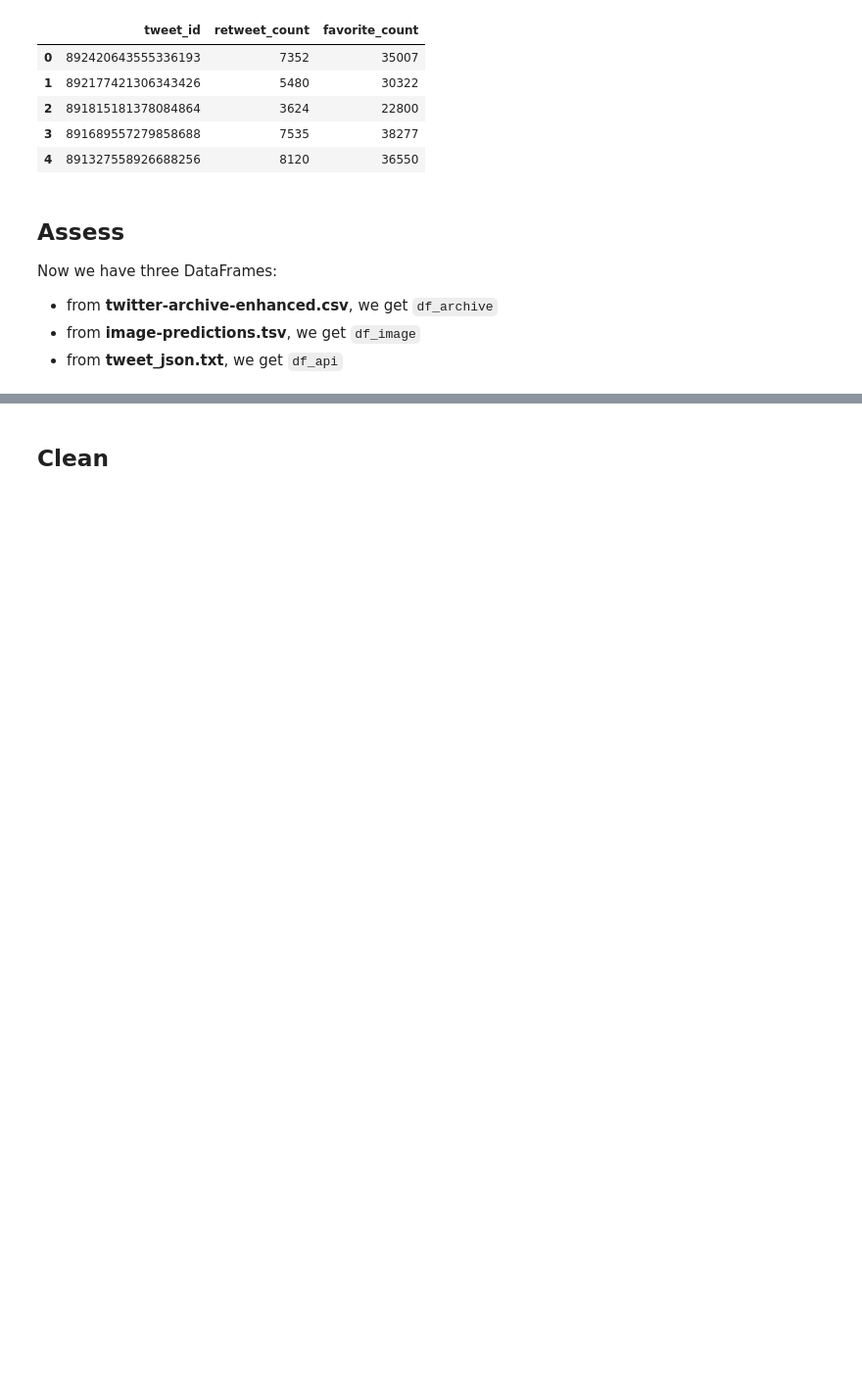
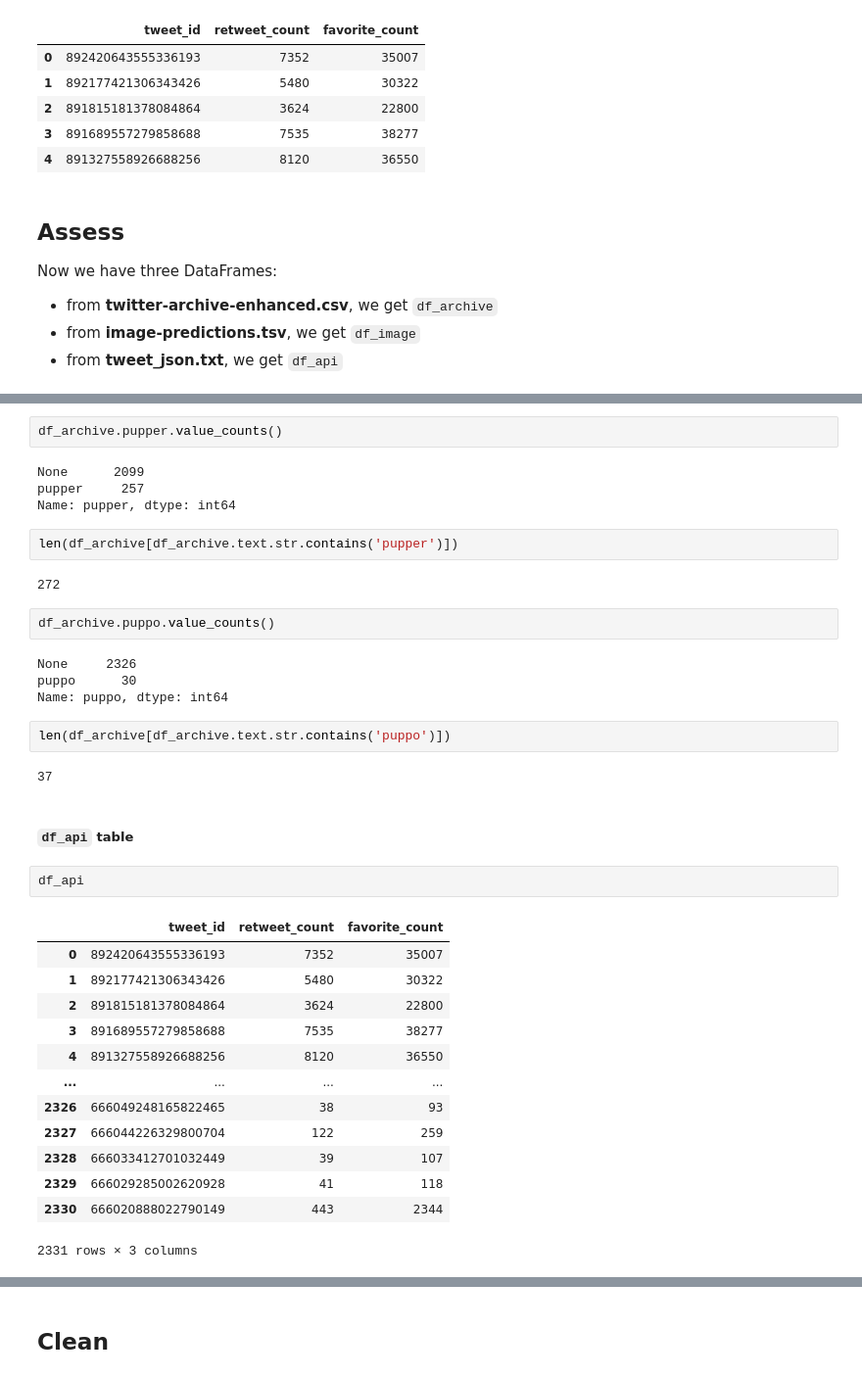
Before and after one commit to Meng-nanco/Data_Wrangling_project, a Jupyter notebook: wrangle_act.ipynb, the cells around one changed output, grey strips where cells are left out. Shown at 98% size. Drawn from its saved outputs; the diff is of its cells as text; blank space fills up the shorter version.

```diff
--- a/wrangle_act.ipynb
+++ b/wrangle_act.ipynb
@@ -144,0 +359,38 @@ Now we have three DataFrames:
+# %%
+df_archive.pupper.value_counts()
+# %% [output]
+None      2099
+pupper     257
+Name: pupper, dtype: int64
+# %%
+len(df_archive[df_archive.text.str.contains('pupper')])
+# %% [output]
+272
+# %%
+df_archive.puppo.value_counts()
+# %% [output]
+None     2326
+puppo      30
+Name: puppo, dtype: int64
+# %%
+len(df_archive[df_archive.text.str.contains('puppo')])
+# %% [output]
+37
+# %% [markdown]
+##### `df_api` table
+# %%
+df_api
+# %% [output]
+|  | tweet_id | retweet_count | favorite_count |
+| 0 | 892420643555336193 | 7352 | 35007 |
+| 1 | 892177421306343426 | 5480 | 30322 |
+| 2 | 891815181378084864 | 3624 | 22800 |
+| 3 | 891689557279858688 | 7535 | 38277 |
+| 4 | 891327558926688256 | 8120 | 36550 |
+| ... | ... | ... | ... |
+| 2326 | 666049248165822465 | 38 | 93 |
+| 2327 | 666044226329800704 | 122 | 259 |
+| 2328 | 666033412701032449 | 39 | 107 |
+| 2329 | 666029285002620928 | 41 | 118 |
+| 2330 | 666020888022790149 | 443 | 2344 |
+2331 rows × 3 columns
```
Also changed, not shown: parts of 35 cells of this notebook.
